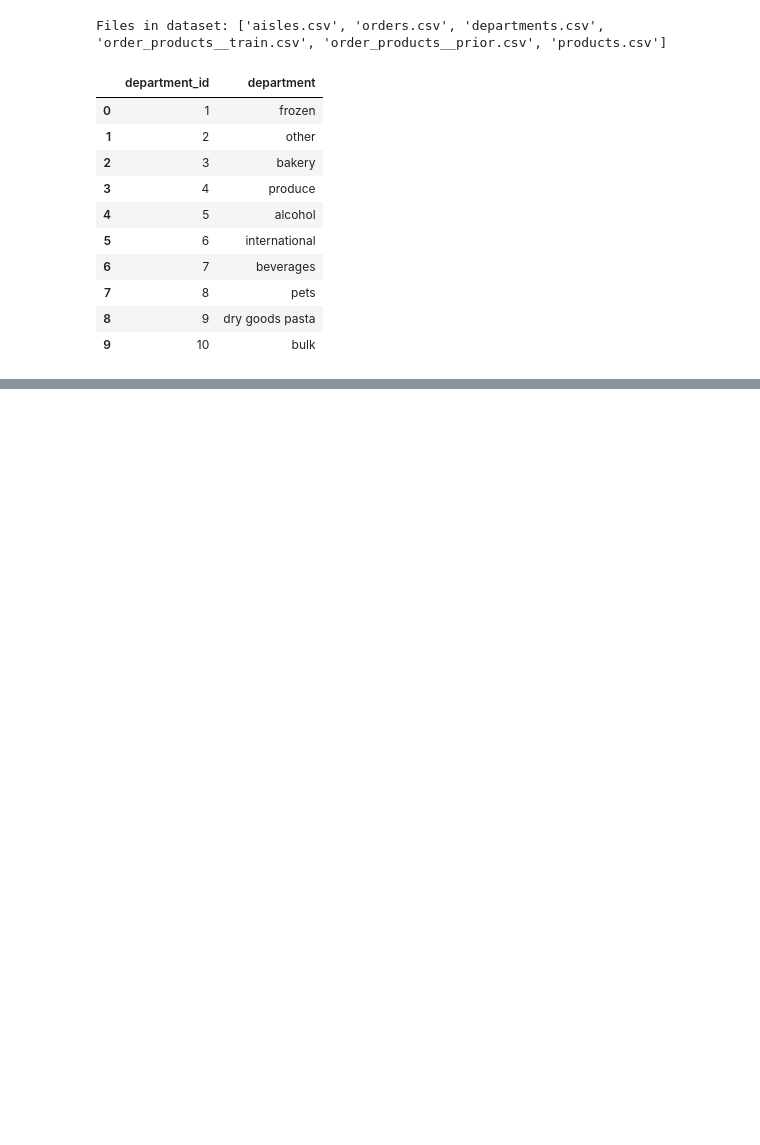
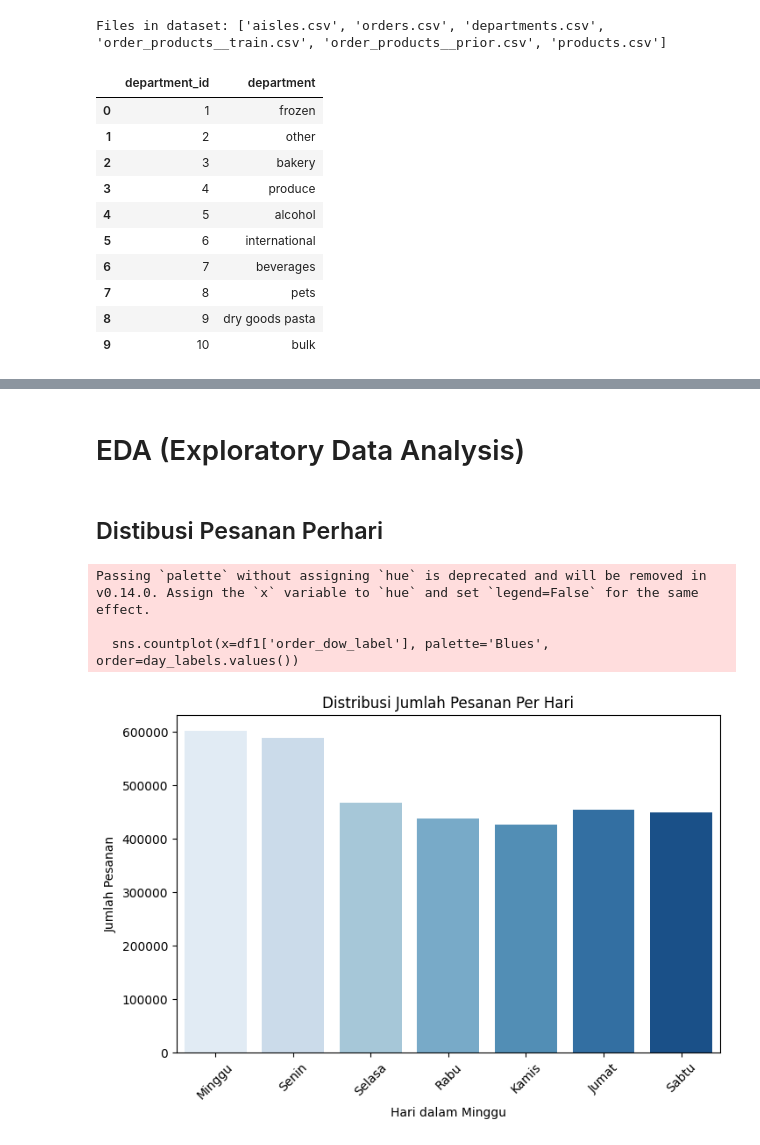
Before and after one commit to firarru/Sistem-Operasi-, a Jupyter notebook: 4_Studi Kasus 1.ipynb, the cells around one changed output, grey strips where cells are left out. Saved outputs shown, nothing was run; the diff lists cells and outputs as text; code cells hidden in the pictures; blank space fills up the shorter version.

```diff
--- a/4_Studi Kasus 1.ipynb
+++ b/4_Studi Kasus 1.ipynb
@@ -41,10 +43,10 @@ Files in dataset: ['aisles.csv', 'orders.csv', 'departments.csv', 'order_product
 # %%
 # Baca salah satu file (misal: orders.csv)
 dataset_path = os.path.join(path, "orders.csv")  # Sesuaikan dengan file yang ada
-df = pd.read_csv(dataset_path)
+df1 = pd.read_csv(dataset_path)
 
 # Tampilkan 5 baris pertama
-df.head(10)
+df1.head(10)
 # %% [output]
 |  | order_id | user_id | eval_set | order_number | order_dow | order_hour_of_day | days_since_prior_order |
 | 0 | 2539329 | 1 | prior | 1 | 2 | 8 | NaN |
@@ -63,0 +141,5 @@ hello vinda
+# %%
+df1['days_since_prior_order'].fillna(0, inplace=True)
+
+# Verify the changes
+print(df1.isnull().sum())
@@ -63,0 +573,27 @@ hello vinda
+# %% [markdown]
+# EDA (Exploratory Data Analysis)
+# %% [markdown]
+## Distibusi Pesanan Perhari
+# %%
+import matplotlib.pyplot as plt
+import seaborn as sns
+
+# Mapping order_dow ke nama hari
+day_labels = {0: "Minggu", 1: "Senin", 2: "Selasa", 3: "Rabu", 4: "Kamis", 5: "Jumat", 6: "Sabtu"}
+
+# Ubah angka menjadi label hari
+df1['order_dow_label'] = df1['order_dow'].map(day_labels)
+
+# Plot dengan label hari yang lebih jelas
+plt.figure(figsize=(8,5))
+sns.countplot(x=df1['order_dow_label'], palette='Blues', order=day_labels.values())
+plt.xlabel("Hari dalam Minggu")
+plt.ylabel("Jumlah Pesanan")
+plt.title("Distribusi Jumlah Pesanan Per Hari")
+plt.xticks(rotation=45)  # Rotasi agar lebih mudah dibaca
+plt.show()
+# %% [output]
+Passing `palette` without assigning `hue` is deprecated and will be removed in v0.14.0. Assign the `x` variable to `hue` and set `legend=False` for the same effect.
+
+  sns.countplot(x=df1['order_dow_label'], palette='Blues', order=day_labels.values())
+[figure, added]
```
Also changed, not shown: parts of 57 cells of this notebook.
